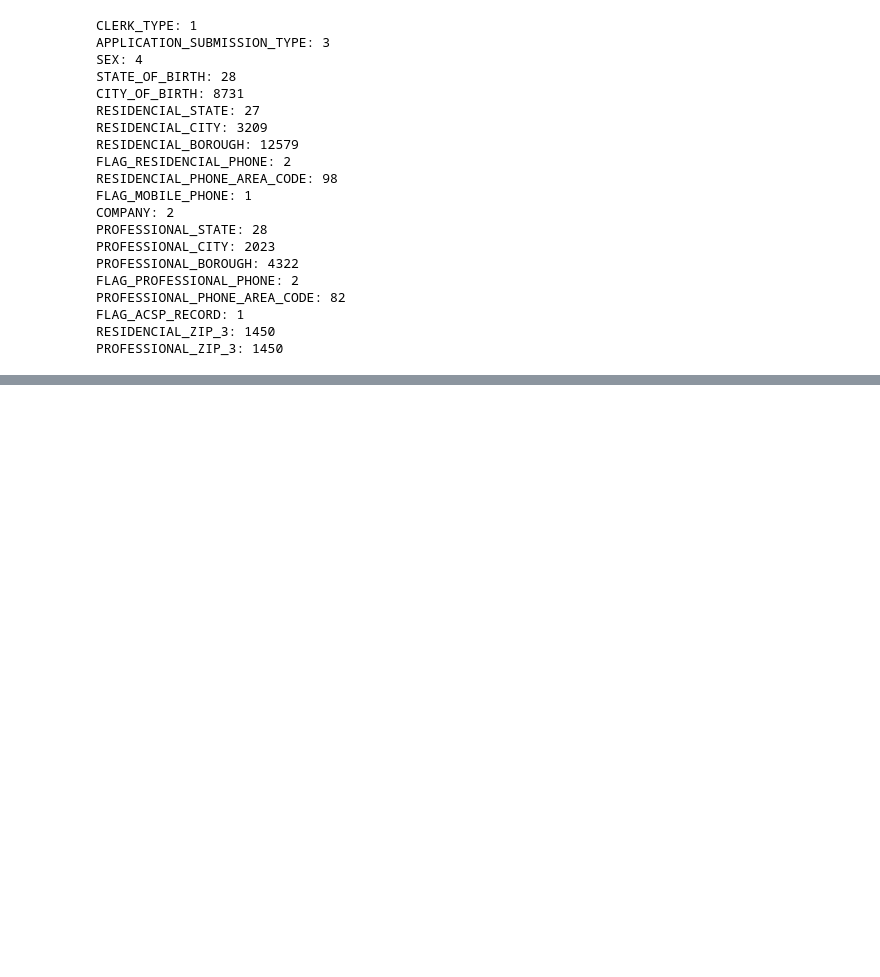
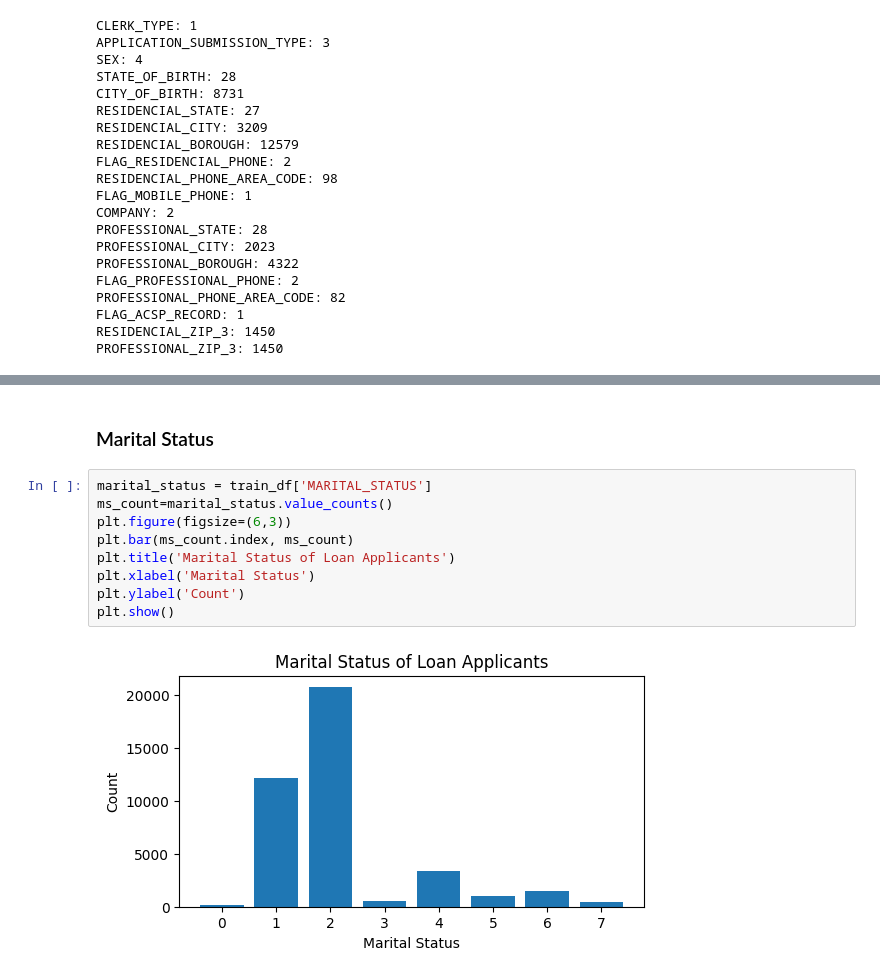
Before and after one commit to DiegoGoSi/Credit-Risk-Analysis, a Jupyter notebook: Final_Project.ipynb, the cells around one changed output, grey strips where cells are left out. Cells and saved outputs as stored; diff of their text form; blank space fills up the shorter version.

```diff
--- a/Final_Project.ipynb
+++ b/Final_Project.ipynb
@@ -78,0 +130,13 @@ PROFESSIONAL_ZIP_3: 1450
+# %% [markdown]
+### Marital Status
+# %%
+marital_status = train_df['MARITAL_STATUS']
+ms_count=marital_status.value_counts()
+plt.figure(figsize=(6,3))
+plt.bar(ms_count.index, ms_count)
+plt.title('Marital Status of Loan Applicants')
+plt.xlabel('Marital Status')
+plt.ylabel('Count')
+plt.show()
+# %% [output]
+[figure, added]
```
Also changed, not shown: parts of 12 cells of this notebook, 1 other file.
